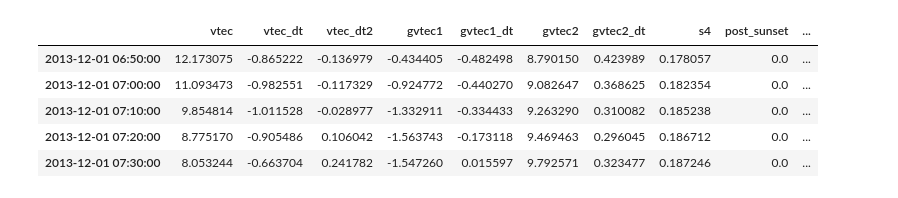
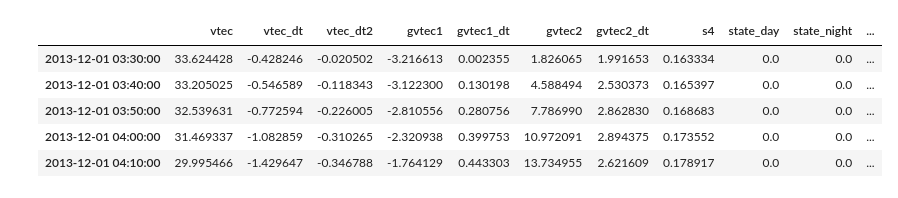
Before and after one commit to retiarus/correlation_vtec_s4, a Jupyter notebook: 08_update_analise_sj2_data.ipynb, the cells around one changed output. Drawn from its saved outputs; the diff is of its cells as text; code cells hidden in the pictures.

```diff
--- a/08_update_analise_sj2_data.ipynb
+++ b/08_update_analise_sj2_data.ipynb
@@ -66,15 +27,28 @@ is_post_sunrise = partial(is_post_sunrise_partial, lat=lat, long=long)
+# %%
+is_day = partial(is_day_partial, lat=lat, long=long)
+is_night = partial(is_night_partial, lat=lat, long=long)
+is_dawn = partial(is_dawn_partial, lat=lat, long=long)
 # %%
-state_post_sunset = []
+state_day = []
 for i in df.index.values:
-    state_post_sunset.append(is_post_sunset(i))
-state_post_sunset = np.array(state_post_sunset)
-df['post_sunset'] = state_post_sunset
+    state_day.append(is_day(i))
 
-state_post_sunrise = []
+state_day = np.array(state_day)
+df['state_day'] = state_day
+
+state_night = []
 for i in df.index.values:
-    state_post_sunrise.append(is_post_sunrise(i))
-state_post_sunrise = np.array(state_post_sunrise)
-df['post_sunrise'] = state_post_sunrise
+    state_night.append(is_night(i))
+
+state_night = np.array(state_night)
+df['state_night'] = state_night
+
+state_dawn = []
+for i in df.index.values:
+    state_dawn.append(is_dawn(i))
+
+state_dawn = np.array(state_dawn)
+df['state_dawn'] = state_dawn
 # %%
 df
 # %% [output]
@@ -99,15 +73,16 @@ df
 # %%
-df['gvtec1_dt_lag_9'] = df['gvtec1'] -  df['gvtec1'].shift(9)
-df['gvtec2_dt_lag_20'] = df['gvtec2'] -  df['gvtec2'].shift(20)
+gvtec1_dt_lag_9 = df['gvtec1'] -  df['gvtec1'].shift(9)
+smooth_signal(gvtec1_dt_lag_9)
+gvtec2_dt_lag_20 = df['gvtec2'] -  df['gvtec2'].shift(20)
 
 df = df.dropna()
 df.head()
 # %% [output]
-|  | vtec | vtec_dt | vtec_dt2 | gvtec1 | gvtec1_dt | gvtec2 | gvtec2_dt | s4 | post_sunset | ... |
-| 2013-12-01 06:50:00 | 12.173075 | -0.865222 | -0.136979 | -0.434405 | -0.482498 | 8.790150 | 0.423989 | 0.178057 | 0.0 | ... |
-| 2013-12-01 07:00:00 | 11.093473 | -0.982551 | -0.117329 | -0.924772 | -0.440270 | 9.082647 | 0.368625 | 0.182354 | 0.0 | ... |
-| 2013-12-01 07:10:00 | 9.854814 | -1.011528 | -0.028977 | -1.332911 | -0.334433 | 9.263290 | 0.310082 | 0.185238 | 0.0 | ... |
-| 2013-12-01 07:20:00 | 8.775170 | -0.905486 | 0.106042 | -1.563743 | -0.173118 | 9.469463 | 0.296045 | 0.186712 | 0.0 | ... |
-| 2013-12-01 07:30:00 | 8.053244 | -0.663704 | 0.241782 | -1.547260 | 0.015597 | 9.792571 | 0.323477 | 0.187246 | 0.0 | ... |
+|  | vtec | vtec_dt | vtec_dt2 | gvtec1 | gvtec1_dt | gvtec2 | gvtec2_dt | s4 | state_day | state_night | ... |
+| 2013-12-01 03:30:00 | 33.624428 | -0.428246 | -0.020502 | -3.216613 | 0.002355 | 1.826065 | 1.991653 | 0.163334 | 0.0 | 0.0 | ... |
+| 2013-12-01 03:40:00 | 33.205025 | -0.546589 | -0.118343 | -3.122300 | 0.130198 | 4.588494 | 2.530373 | 0.165397 | 0.0 | 0.0 | ... |
+| 2013-12-01 03:50:00 | 32.539631 | -0.772594 | -0.226005 | -2.810556 | 0.280756 | 7.786990 | 2.862830 | 0.168683 | 0.0 | 0.0 | ... |
+| 2013-12-01 04:00:00 | 31.469337 | -1.082859 | -0.310265 | -2.320938 | 0.399753 | 10.972091 | 2.894375 | 0.173552 | 0.0 | 0.0 | ... |
+| 2013-12-01 04:10:00 | 29.995466 | -1.429647 | -0.346788 | -1.764129 | 0.443303 | 13.734955 | 2.621609 | 0.178917 | 0.0 | 0.0 | ... |
 # %%
 df.to_pickle('./data/sj2_analise_update.pkl')
```
Also changed, not shown: parts of 4 cells of this notebook, 1 other file.
